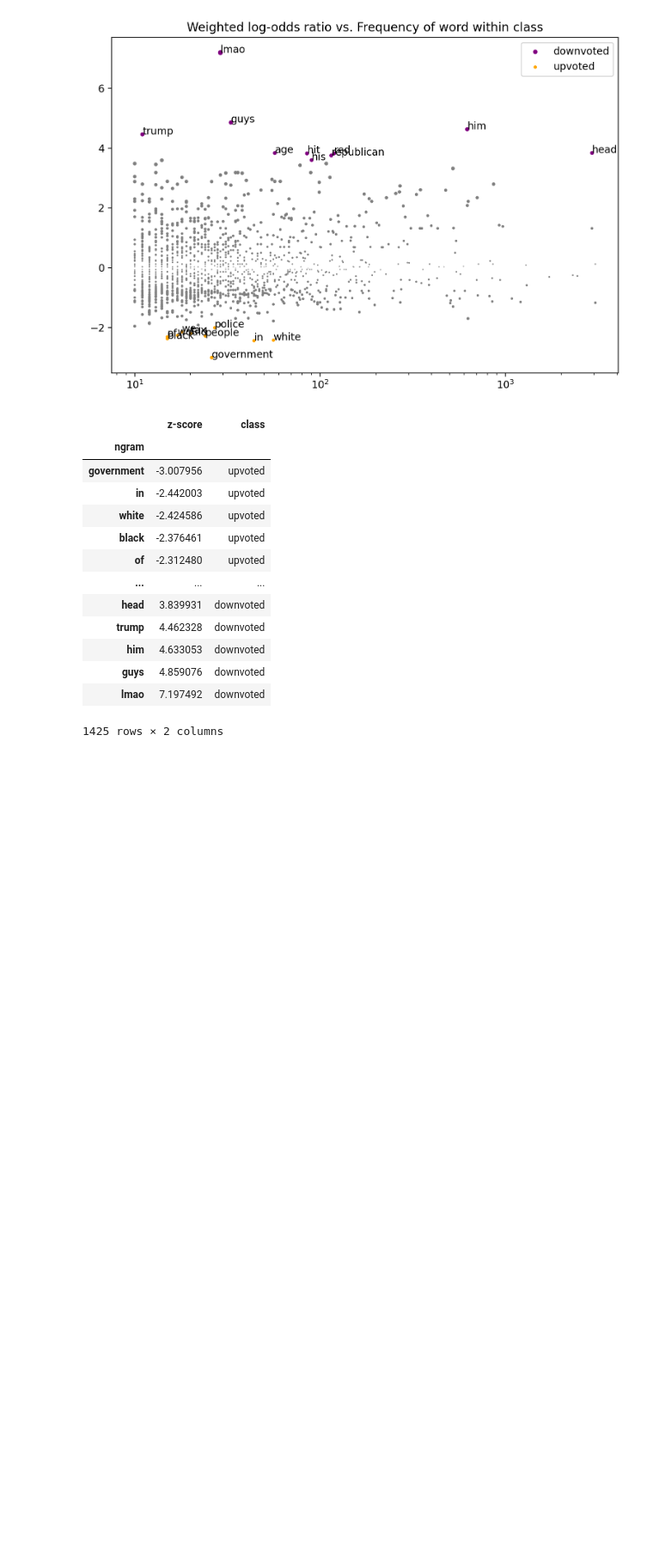
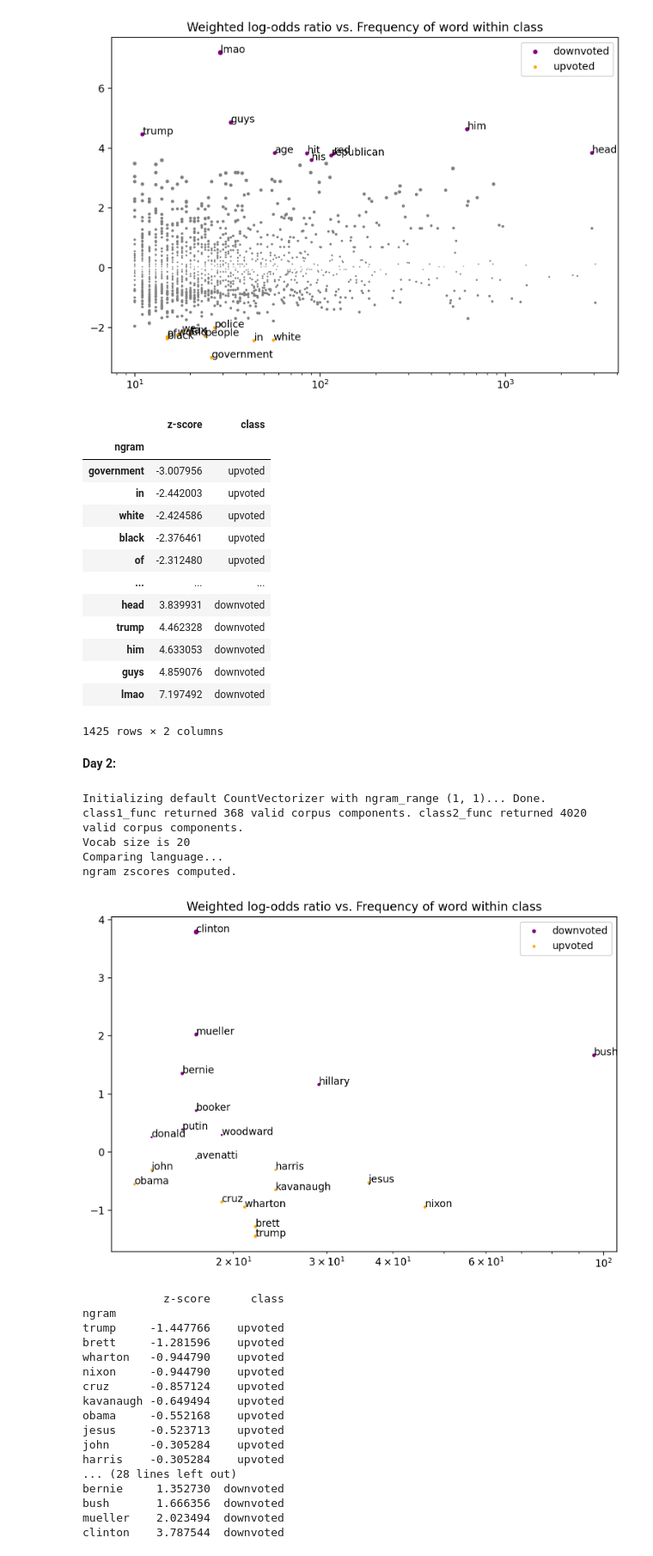
Before and after one commit to aidandeshong/AWeSoMe-starter, a Jupyter notebook: AWeSoMe_Lab_Intro.ipynb, the cells around one changed output. Shown at 86% size. Cells and saved outputs as stored; diff of their text form; code cells hidden in the pictures; blank space fills up the shorter version.

```diff
--- a/AWeSoMe_Lab_Intro.ipynb
+++ b/AWeSoMe_Lab_Intro.ipynb
@@ -225,3 +220,51 @@ ngram zscores computed.
 | guys | 4.859076 | downvoted |
 | lmao | 7.197492 | downvoted |
 1425 rows × 2 columns
+# %% [markdown]
+**Day 2:**
+# %%
+import spacy
+nlp = spacy.load("en_core_web_sm")
+
+def filter(utterance):
+    doc = nlp(utterance.text)
+    filtered_tokens = [token.text for token in doc if (not token.is_stop or token.pos_ == "PRON")]
+    cleaned_utterance = ""
+    for token in filtered_tokens:
+        cleaned_utterance = cleaned_utterance + " " + token
+    utterance.text = cleaned_utterance
+
+for utterance in reddit_corpus.iter_utterances():
+    if utterance.meta["subreddit"] == "politics":
+        filter(utterance)
+
+fw = FightingWords(ngram_range=(1,1))
+fw.fit(reddit_corpus, class1_func = lambda utt: utt.meta['subreddit'] == "politics" and utt.meta['score']<0, class2_func = lambda utt:utt.meta['subreddit'] == "politics" and utt.meta['score']>0,)
+df = fw.summarize(reddit_corpus, plot=True, class1_name='downvoted', class2_name='upvoted')
+
+print(df.head(50))
+print(df.tail(50))
+# %% [output]
+Initializing default CountVectorizer with ngram_range (1, 1)... Done.
+class1_func returned 368 valid corpus components. class2_func returned 4020 valid corpus components.
+Vocab size is 20
+Comparing language...
+ngram zscores computed.
+[figure, added]
+            z-score      class
+ngram
+trump     -1.447766    upvoted
+brett     -1.281596    upvoted
+wharton   -0.944790    upvoted
+nixon     -0.944790    upvoted
+cruz      -0.857124    upvoted
+kavanaugh -0.649494    upvoted
+obama     -0.552168    upvoted
+jesus     -0.523713    upvoted
+john      -0.305284    upvoted
+harris    -0.305284    upvoted
+... (28 lines left out)
+bernie     1.352730  downvoted
+bush       1.666356  downvoted
+mueller    2.023494  downvoted
+clinton    3.787544  downvoted
```
Also changed, not shown: parts of 3 cells of this notebook.
